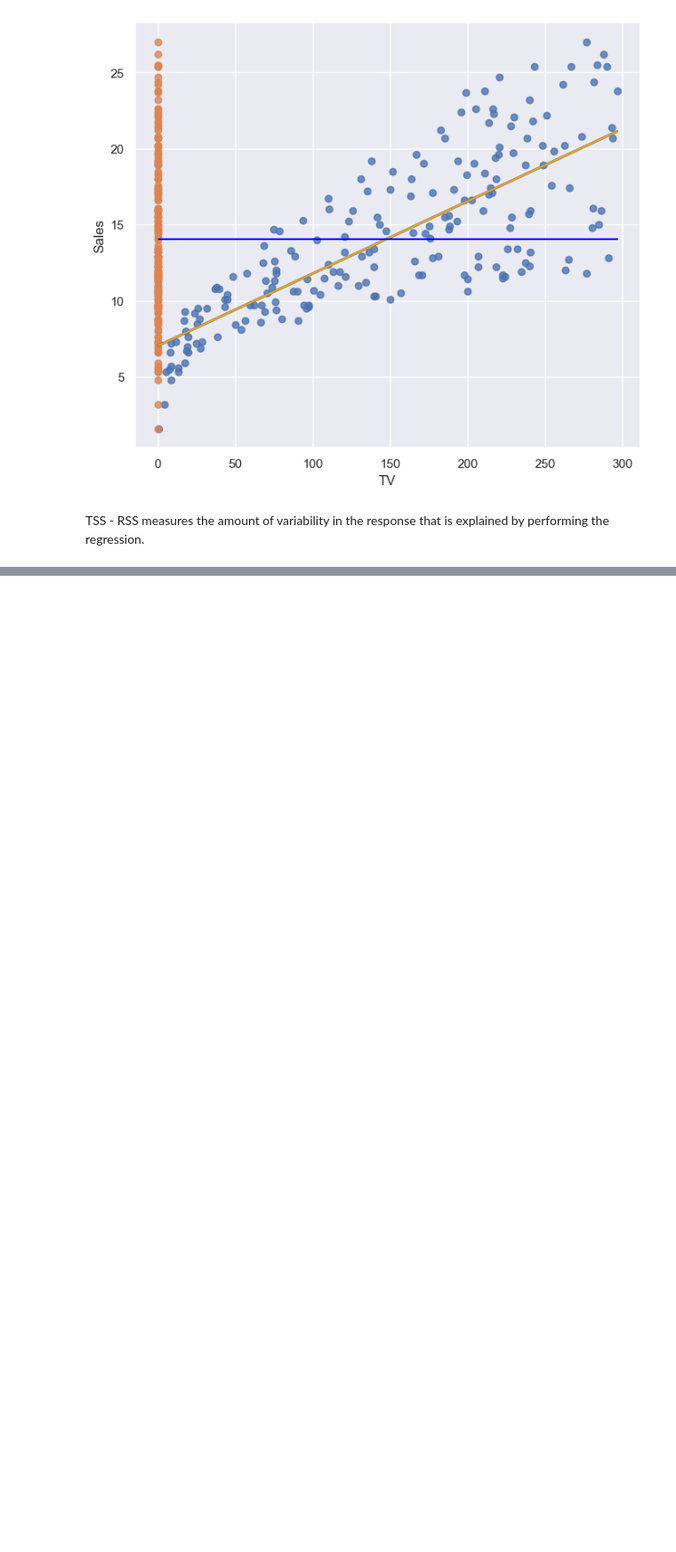
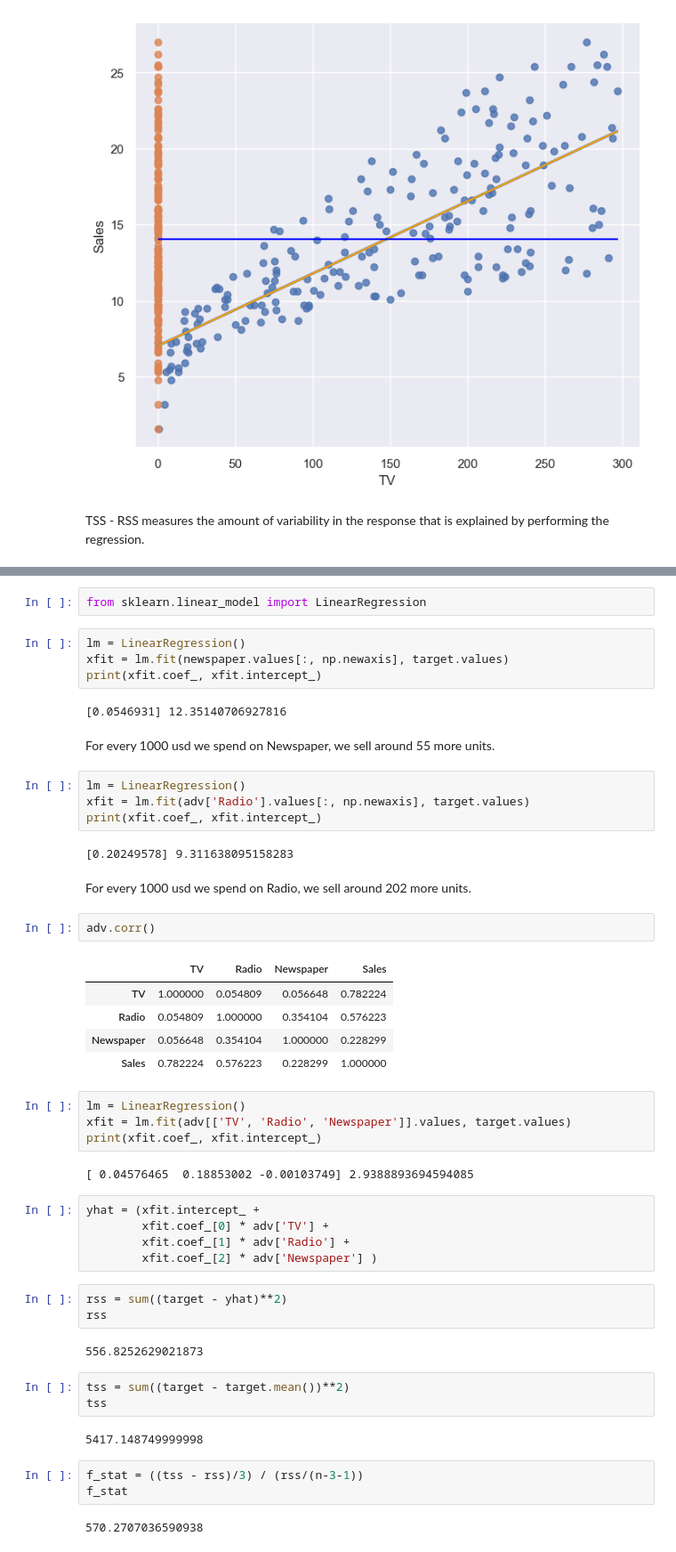
Before and after one commit to cmd-master/std-islr, a Jupyter notebook: main.ipynb, the cells around one changed output, grey strips where cells are left out. Shown at 89% size. Saved outputs shown, nothing was run; the diff lists cells and outputs as text; blank space fills up the shorter version.

```diff
--- a/main.ipynb
+++ b/main.ipynb
@@ -348,0 +353,52 @@ norm.cdf(.98)
+# %%
+from sklearn.linear_model import LinearRegression
+# %%
+lm = LinearRegression()
+xfit = lm.fit(newspaper.values[:, np.newaxis], target.values)
+print(xfit.coef_, xfit.intercept_)
+# %% [output]
+[0.0546931] 12.35140706927816
+# %% [markdown]
+For every 1000 usd we spend on Newspaper, we sell around 55 more units.
+# %%
+lm = LinearRegression()
+xfit = lm.fit(adv['Radio'].values[:, np.newaxis], target.values)
+print(xfit.coef_, xfit.intercept_)
+# %% [output]
+[0.20249578] 9.311638095158283
+# %% [markdown]
+For every 1000 usd we spend on Radio, we sell around 202 more units.
+# %%
+adv.corr()
+# %% [output]
+|  | TV | Radio | Newspaper | Sales |
+| TV | 1.000000 | 0.054809 | 0.056648 | 0.782224 |
+| Radio | 0.054809 | 1.000000 | 0.354104 | 0.576223 |
+| Newspaper | 0.056648 | 0.354104 | 1.000000 | 0.228299 |
+| Sales | 0.782224 | 0.576223 | 0.228299 | 1.000000 |
+# %%
+lm = LinearRegression()
+xfit = lm.fit(adv[['TV', 'Radio', 'Newspaper']].values, target.values)
+print(xfit.coef_, xfit.intercept_)
+# %% [output]
+[ 0.04576465  0.18853002 -0.00103749] 2.9388893694594085
+# %%
+yhat = (xfit.intercept_ +
+        xfit.coef_[0] * adv['TV'] +
+        xfit.coef_[1] * adv['Radio'] +
+        xfit.coef_[2] * adv['Newspaper'] )
+# %%
+rss = sum((target - yhat)**2)
+rss
+# %% [output]
+556.8252629021873
+# %%
+tss = sum((target - target.mean())**2)
+tss
+# %% [output]
+5417.148749999998
+# %%
+f_stat = ((tss - rss)/3) / (rss/(n-3-1))
+f_stat
+# %% [output]
+570.2707036590938
```
Also changed, not shown: parts of 35 cells of this notebook.
